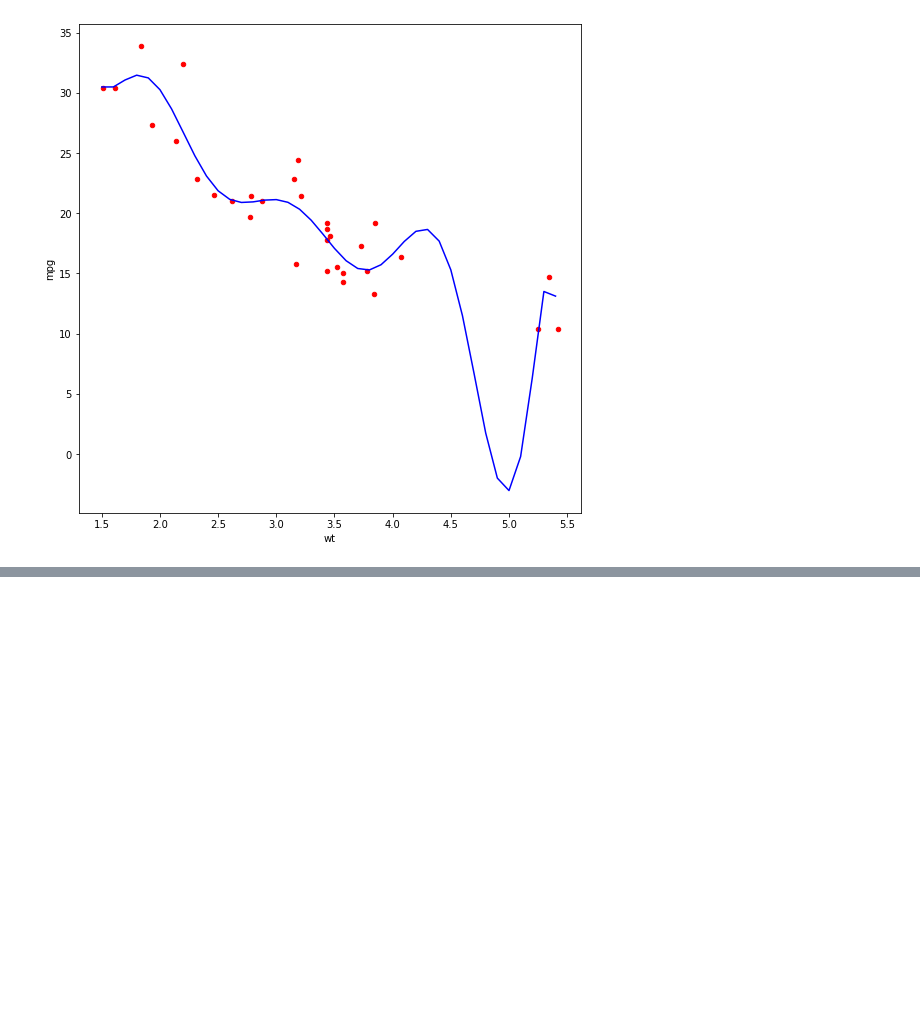
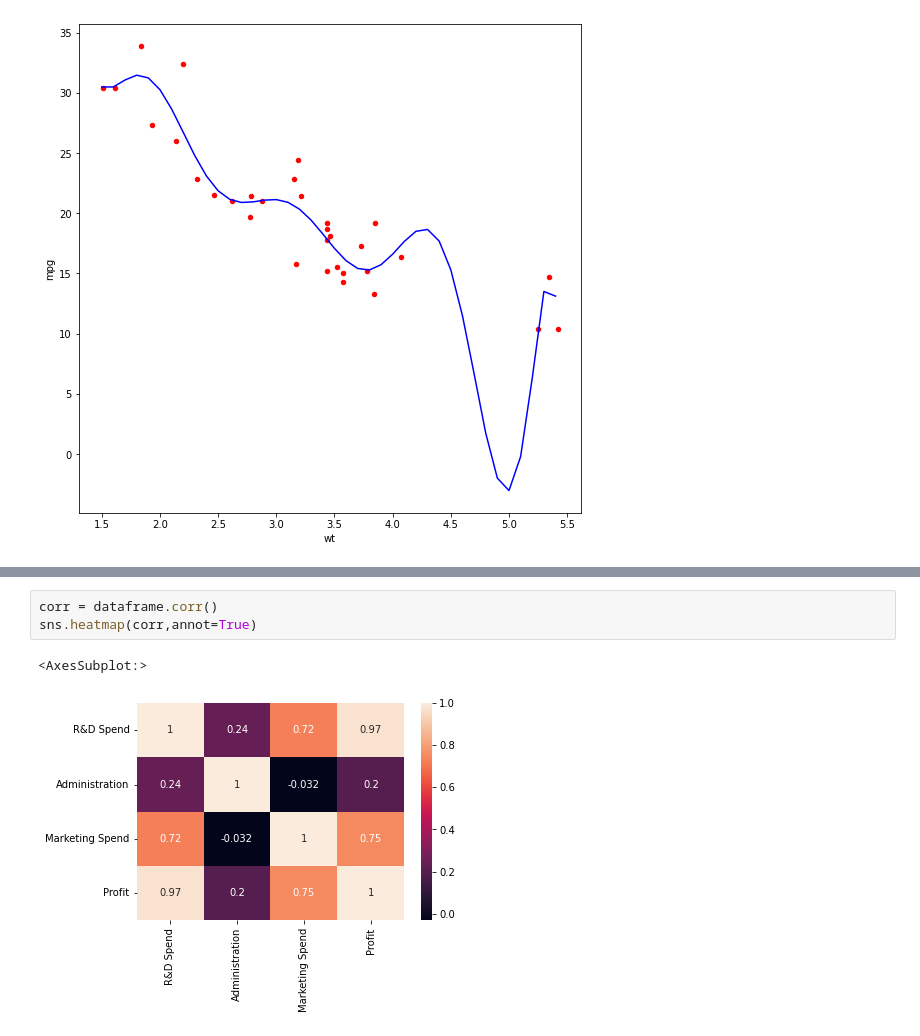
Before and after one commit to TuanLBT/AI_learning, a Jupyter notebook: deep_learning.ipynb, the cells around one changed output, grey strips where cells are left out. Cells and saved outputs as stored; diff of their text form; blank space fills up the shorter version.

```diff
--- a/deep_learning.ipynb
+++ b/deep_learning.ipynb
@@ -477,0 +499,6 @@ plt.plot(range,y_pred9,color='blue')
+# %%
+corr = dataframe.corr()
+sns.heatmap(corr,annot=True)
+# %% [output]
+<AxesSubplot:>
+[figure, added]
```
Also changed, not shown: parts of 19 cells of this notebook.
